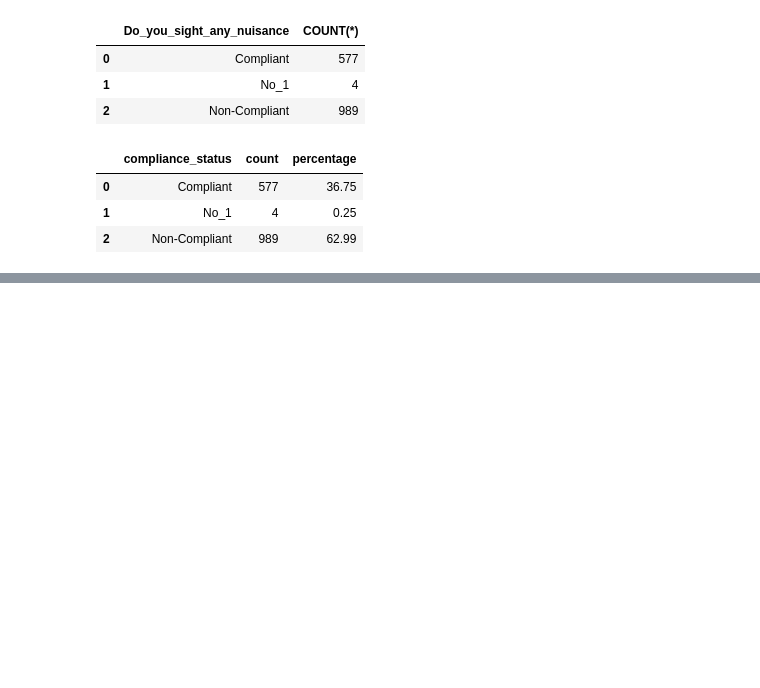
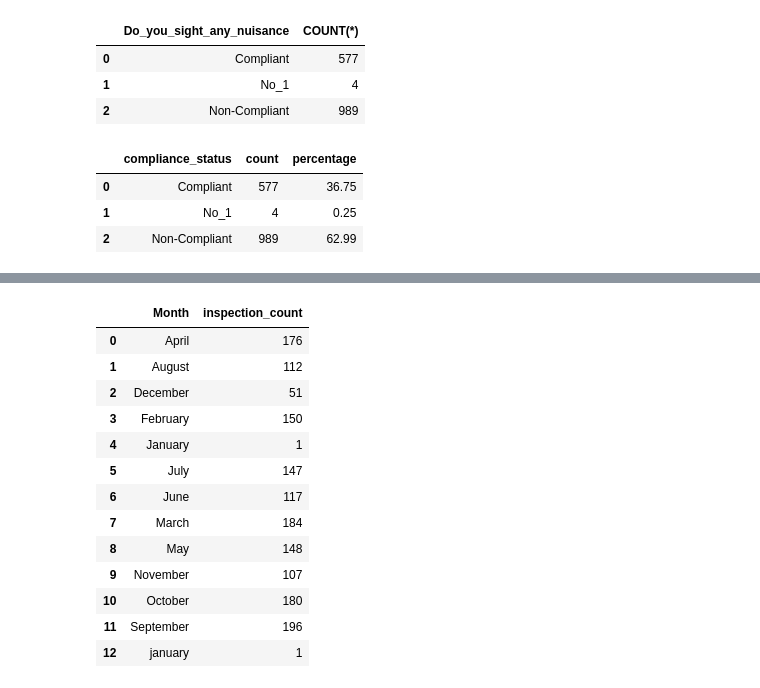
Before and after one commit to khing-fm/EHU-Inspection-form-analysis, a Jupyter notebook: EHU_Inspection_Form.ipynb, the cells around one changed output, grey strips where cells are left out. Saved outputs shown, nothing was run; the diff lists cells and outputs as text; code cells hidden in the pictures; blank space fills up the shorter version.

```diff
--- a/EHU_Inspection_Form.ipynb
+++ b/EHU_Inspection_Form.ipynb
@@ -195,0 +225,25 @@ pd.read_sql(query, conn)
+# %%
+# Trend over time
+query = """
+SELECT Month, COUNT(*) AS inspection_count
+FROM submissions
+GROUP BY Month
+ORDER BY Month;
+"""
+
+pd.read_sql(query, conn)
+# %% [output]
+|  | Month | inspection_count |
+| 0 | April | 176 |
+| 1 | August | 112 |
+| 2 | December | 51 |
+| 3 | February | 150 |
+| 4 | January | 1 |
+| 5 | July | 147 |
+| 6 | June | 117 |
+| 7 | March | 184 |
+| 8 | May | 148 |
+| 9 | November | 107 |
+| 10 | October | 180 |
+| 11 | September | 196 |
+| 12 | january | 1 |
```
Also changed, not shown: parts of 11 cells of this notebook, 1 other file.
